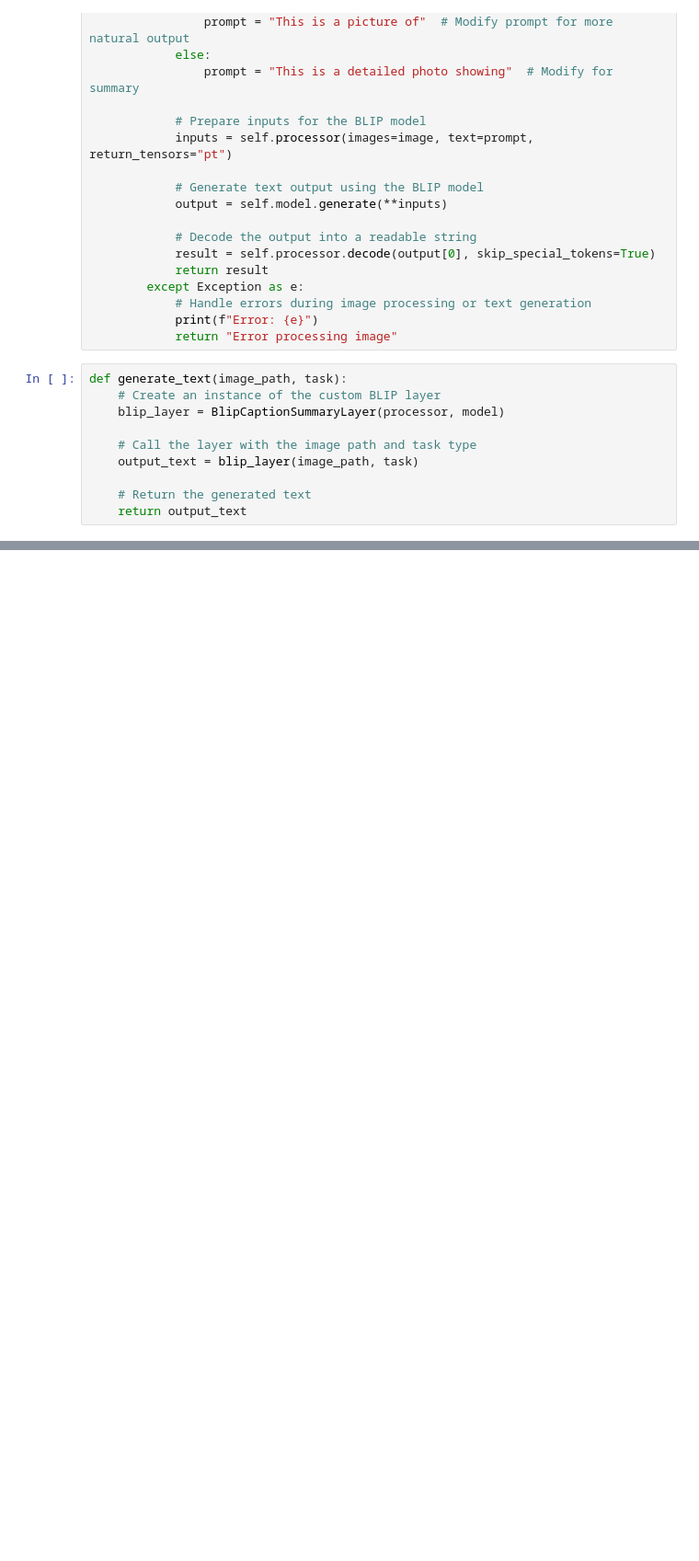
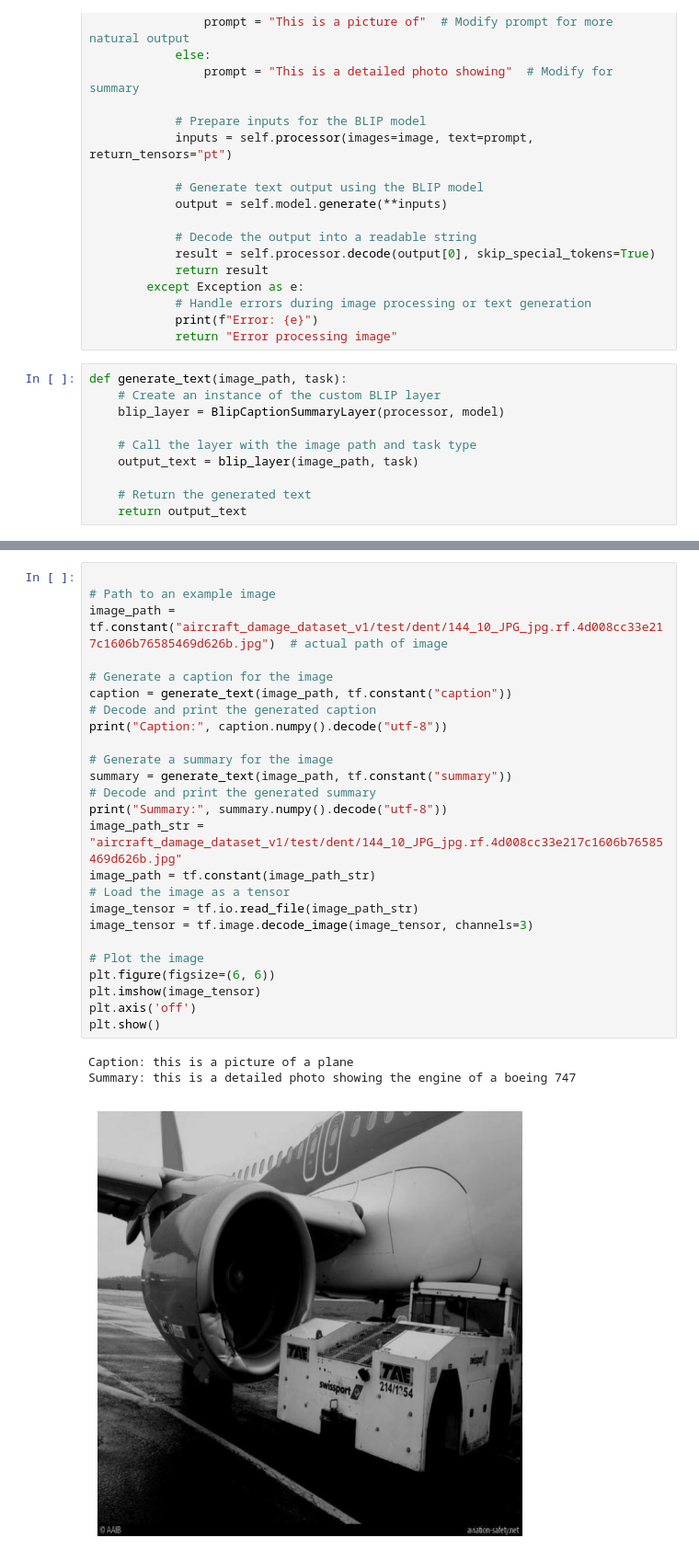
Before and after one commit to Medyan-Naser/VisionAI, a Jupyter notebook: code/aircraft_damage_detection.ipynb, the cells around one changed output, grey strips where cells are left out. Shown at 92% size. Drawn from its saved outputs; the diff is of its cells as text; blank space fills up the shorter version.

```diff
--- a/code/aircraft_damage_detection.ipynb
+++ b/code/aircraft_damage_detection.ipynb
@@ -367,0 +426,29 @@ def generate_text(image_path, task):
+# %%
+
+# Path to an example image
+image_path = tf.constant("aircraft_damage_dataset_v1/test/dent/144_10_JPG_jpg.rf.4d008cc33e217c1606b76585469d626b.jpg")  # actual path of image
+
+# Generate a caption for the image
+caption = generate_text(image_path, tf.constant("caption"))
+# Decode and print the generated caption
+print("Caption:", caption.numpy().decode("utf-8"))
+
+# Generate a summary for the image
+summary = generate_text(image_path, tf.constant("summary"))
+# Decode and print the generated summary
+print("Summary:", summary.numpy().decode("utf-8"))
+image_path_str = "aircraft_damage_dataset_v1/test/dent/144_10_JPG_jpg.rf.4d008cc33e217c1606b76585469d626b.jpg"
+image_path = tf.constant(image_path_str)
+# Load the image as a tensor
+image_tensor = tf.io.read_file(image_path_str)
+image_tensor = tf.image.decode_image(image_tensor, channels=3)
+
+# Plot the image
+plt.figure(figsize=(6, 6))
+plt.imshow(image_tensor)
+plt.axis('off')
+plt.show()
+# %% [output]
+Caption: this is a picture of a plane
+Summary: this is a detailed photo showing the engine of a boeing 747
+[figure, added]
```
Also changed, not shown: parts of 2 cells of this notebook.
